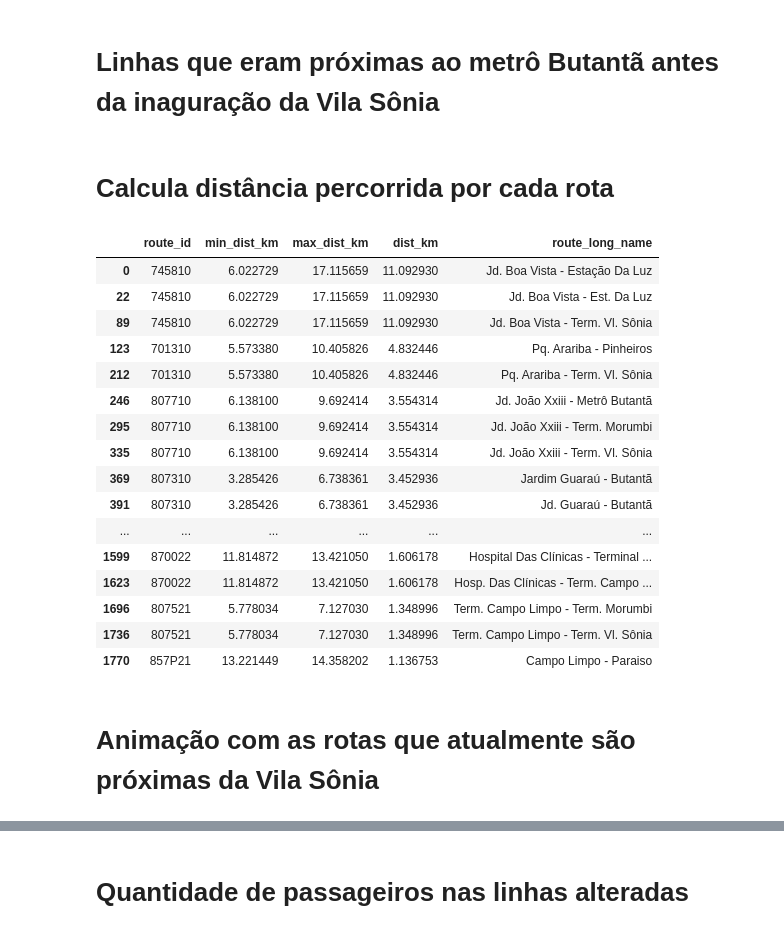
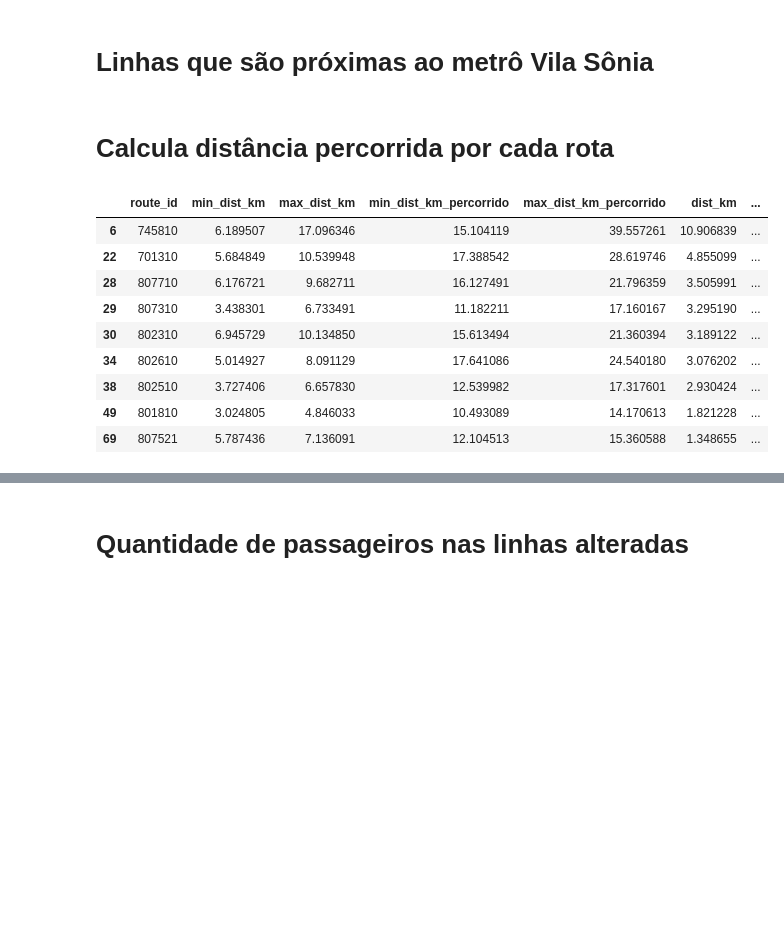
Before and after one commit to fran-dea/public-transport-sptrans, a Jupyter notebook: Analises/Impacto Vila Sônia/Impacto Est Vila Sonia.ipynb, the cells around one changed output, grey strips where cells are left out. Drawn from its saved outputs; the diff is of its cells as text; code cells hidden in the pictures; blank space fills up the shorter version.

```diff
--- a/Analises/Impacto Vila Sônia/Impacto Est Vila Sonia.ipynb
+++ b/Analises/Impacto Vila Sônia/Impacto Est Vila Sonia.ipynb
@@ -8,34 +12,21 @@ from funcoes import cria_grafo
 # %%
-import geopandas as gpd
-import pandas as pd
-pd.set_option('display.max_columns', None)
+rotas = pd.read_parquet(r"../../dados/rotas_historico_categorizado.parquet")
+viagens = pd.read_parquet("../../dados/trips_historico.parquet")
+# estacoes_metro_e_trem = pd.read_parquet("../../dados/estacoes_metro_e_trem.parquet")
+paradas=pd.read_parquet("../../dados/stops_historico_categorizado.parquet")
+passageiros=pd.read_parquet("../../dados/passageiros_unificado.parquet")
 
-import networkx as nx
-from geopy.distance import geodesic
-from tqdm import tqdm
-import pickle
+df_zonas=pd.read_excel("../../dados/tabela_regioes_sp.xlsx")
 
 
-rotas = pd.read_parquet("../dados/rotaaas_historico.parquet")
-viagens = pd.read_parquet("../dados/viagens_historico.parquet")
-estacoes_metro_e_trem = pd.read_parquet("../dados/estacoes_metro_e_trem.parquet")
-paradas=pd.read_parquet("../dados/paradas_historico.parquet")
-passageiros=pd.read_parquet("../dados\passageiros_unificado.parquet")
-
-gdf = gpd.read_parquet("../dados/setores_censitarios_2022.parquet")
-
-df_zonas=pd.read_excel("../dados/tabela_regioes_sp.xlsx")
-gdf_sp = gdf[gdf["NM_MUN"] == "São Paulo"].merge(df_zonas,left_on='NM_DIST',right_on='Distritos')
-
-
-rotas['data_referencia']=pd.to_datetime(rotas['data_referencia'],format="%Y%m").dt.to_period('M')
+# rotas['data_referencia']=pd.to_datetime(rotas['data_referencia'],format="%Y%m").dt.to_period('M')
 viagens['data_referencia']=pd.to_datetime(viagens['data_referencia'],format="%Y%m").dt.to_period('M')
 paradas['data_referencia']=pd.to_datetime(paradas['data_referencia'],format="%Y%m").dt.to_period('M')
 passageiros['data']=passageiros['data'].dt.to_period('M')
 
 passageiros=passageiros.groupby(["data",'route_id']).sum().reset_index()
 # %% [markdown]
-# Linhas que eram próximas ao metrô Butantã antes da inaguração da Vila Sônia
+# Linhas que são próximas ao metrô Vila Sônia
 # %%
 df_paradas_vila_sonia=paradas[(paradas.nome_estacao_mais_proxima=='VILA SÔNIA')]
 viagens_vila_sonia=viagens.merge(df_paradas_vila_sonia,on=['stop_id', 'stop_name', 'stop_desc', 'stop_lat', 'stop_lon',
@@ -43,4 +34,9 @@ viagens_vila_sonia=viagens.merge(df_paradas_vila_sonia,on=['stop_id', 'stop_name
 rotas_oeste=viagens_vila_sonia[viagens_vila_sonia['Regiões']=='Oeste'].route_id.drop_duplicates().to_list()
 # %% [markdown]
 # Calcula distância percorrida por cada rota
+# %%
+rotas_dist_km=pd.read_parquet("../../dados/routes_dist_km_historico.parquet")
+routes_dist_km_percorridos=pd.read_parquet("../../dados/routes_dist_km_percorridos_historico.parquet")
+
+rotas_dist=rotas_dist_km.merge(routes_dist_km_percorridos,on=['route_id','data_referencia'])
 # %%
@@ -95,22 +59,16 @@ rotas_distkm=rotas_distkm.sort_values("dist_km",ascending=False)
 
 rotas_distkm=rotas_distkm[(rotas_distkm.dist_km>1)&(~rotas_distkm.route_id.str.contains("METRÔ"))].merge(rotas[['route_long_name','route_id']],on='route_id').drop_duplicates()
 # %%
-display(rotas_distkm)
+rotas_dist_km_vila_sonia=rotas_distkm[rotas_distkm.route_id.isin(rotas_oeste)&(rotas_distkm.route_long_name.str.lower().str.contains("sônia"))]
+display(rotas_dist_km_vila_sonia)
 # %% [output]
-|  | route_id | min_dist_km | max_dist_km | dist_km | route_long_name |
-| 0 | 745810 | 6.022729 | 17.115659 | 11.092930 | Jd. Boa Vista - Estação Da Luz |
-| 22 | 745810 | 6.022729 | 17.115659 | 11.092930 | Jd. Boa Vista - Est. Da Luz |
-| 89 | 745810 | 6.022729 | 17.115659 | 11.092930 | Jd. Boa Vista - Term. Vl. Sônia |
-| 123 | 701310 | 5.573380 | 10.405826 | 4.832446 | Pq. Arariba - Pinheiros |
-| 212 | 701310 | 5.573380 | 10.405826 | 4.832446 | Pq. Arariba - Term. Vl. Sônia |
-| 246 | 807710 | 6.138100 | 9.692414 | 3.554314 | Jd. João Xxiii - Metrô Butantã |
-| 295 | 807710 | 6.138100 | 9.692414 | 3.554314 | Jd. João Xxiii - Term. Morumbi |
-| 335 | 807710 | 6.138100 | 9.692414 | 3.554314 | Jd. João Xxiii - Term. Vl. Sônia |
-| 369 | 807310 | 3.285426 | 6.738361 | 3.452936 | Jardim Guaraú - Butantã |
-| 391 | 807310 | 3.285426 | 6.738361 | 3.452936 | Jd. Guaraú - Butantã |
-| ... | ... | ... | ... | ... | ... |
-| 1599 | 870022 | 11.814872 | 13.421050 | 1.606178 | Hospital Das Clínicas - Terminal ... |
-| 1623 | 870022 | 11.814872 | 13.421050 | 1.606178 | Hosp. Das Clínicas - Term. Campo ... |
-| 1696 | 807521 | 5.778034 | 7.127030 | 1.348996 | Term. Campo Limpo - Term. Morumbi |
-| 1736 | 807521 | 5.778034 | 7.127030 | 1.348996 | Term. Campo Limpo - Term. Vl. Sônia |
-| 1770 | 857P21 | 13.221449 | 14.358202 | 1.136753 | Campo Limpo - Paraiso |
+|  | route_id | min_dist_km | max_dist_km | min_dist_km_percorrido | max_dist_km_percorrido | dist_km | ... |
+| 6 | 745810 | 6.189507 | 17.096346 | 15.104119 | 39.557261 | 10.906839 | ... |
+| 22 | 701310 | 5.684849 | 10.539948 | 17.388542 | 28.619746 | 4.855099 | ... |
+| 28 | 807710 | 6.176721 | 9.682711 | 16.127491 | 21.796359 | 3.505991 | ... |
+| 29 | 807310 | 3.438301 | 6.733491 | 11.182211 | 17.160167 | 3.295190 | ... |
+| 30 | 802310 | 6.945729 | 10.134850 | 15.613494 | 21.360394 | 3.189122 | ... |
+| 34 | 802610 | 5.014927 | 8.091129 | 17.641086 | 24.540180 | 3.076202 | ... |
+| 38 | 802510 | 3.727406 | 6.657830 | 12.539982 | 17.317601 | 2.930424 | ... |
+| 49 | 801810 | 3.024805 | 4.846033 | 10.493089 | 14.170613 | 1.821228 | ... |
+| 69 | 807521 | 5.787436 | 7.136091 | 12.104513 | 15.360588 | 1.348655 | ... |
@@ -120,2 +74,0 @@ anos=rotas[(rotas.data_referencia>='2021-01-01')&(rotas.data_referencia<='2023-0
-# %% [markdown]
-# Animação com as rotas que atualmente são próximas da Vila Sônia
```
Also changed, not shown: parts of 26 cells of this notebook, 23 other files.
